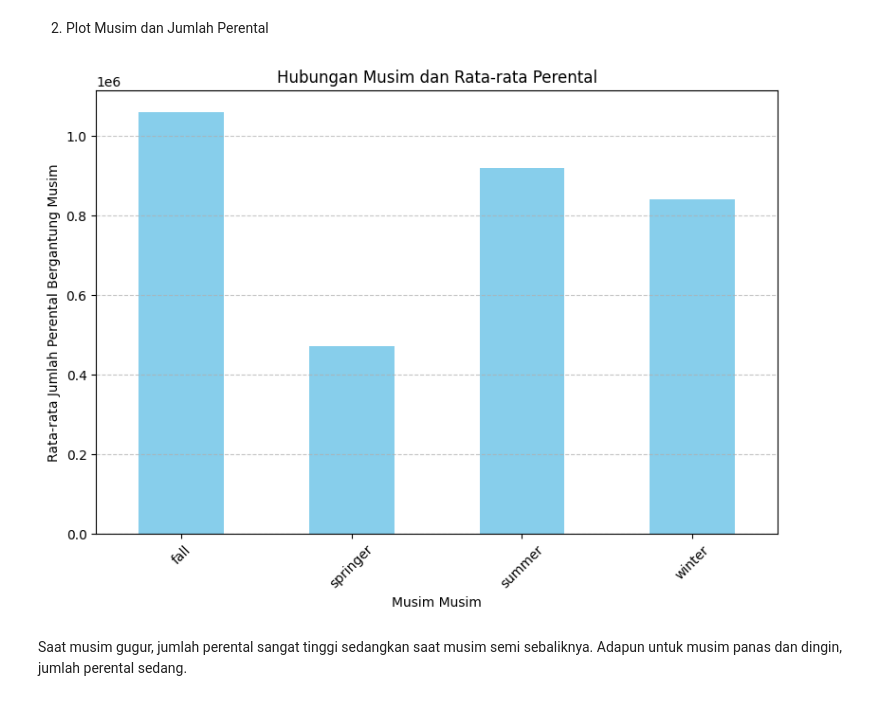
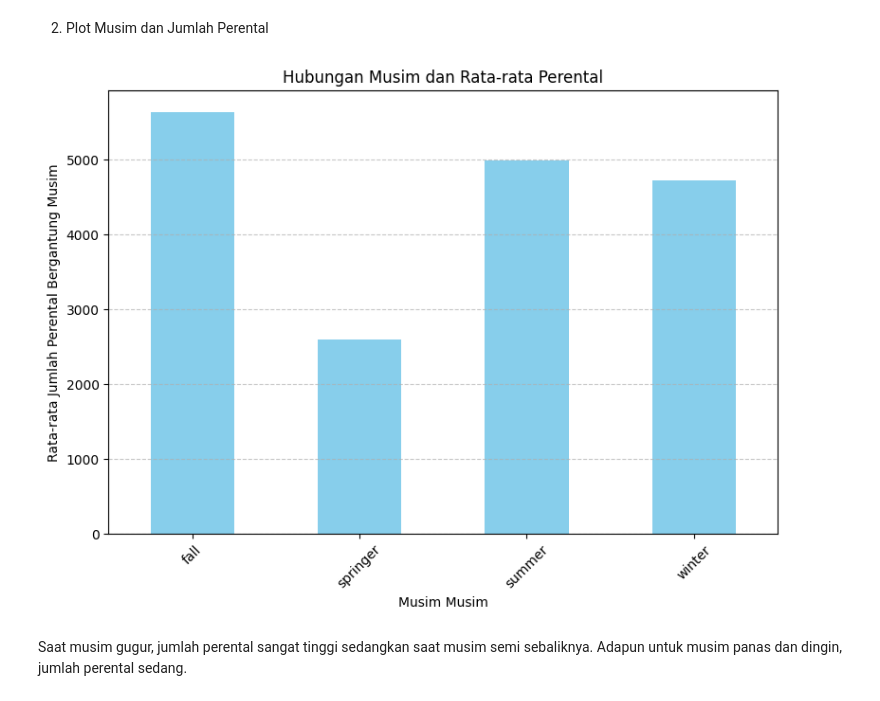
Before and after one commit to rid333/dicoding-analisis-data, a Jupyter notebook: notebook.ipynb, the cells around one changed output. Cells and saved outputs as stored; diff of their text form; code cells hidden in the pictures.

```diff
--- a/notebook.ipynb
+++ b/notebook.ipynb
@@ -314,18 +314,18 @@ Dari visualisasi di atas, dapat dilihat bahwa kondisi cuaca memengaruhi jumlah r
 # %% [markdown]
 2. Plot Musim dan Jumlah Perental
 # %%
-season_cnt = day_df.groupby('season', observed=True)['cnt'].sum()
+season_cnt = day_df.groupby('season', observed=True)['cnt'].mean()
 plt.figure(figsize=(8, 6))
 season_cnt.plot(kind='bar', color='skyblue')
 plt.title('Hubungan Musim dan Rata-rata Perental')
 plt.xlabel('Musim Musim')
 plt.ylabel('Rata-rata Jumlah Perental Bergantung Musim')
 plt.xticks(rotation=45)
 plt.grid(axis='y', linestyle='--', alpha=0.7)
 plt.tight_layout()
 plt.show()
 # %% [output]
-[figure, old version]
+[figure, new version]
 # %% [markdown]
 Saat musim gugur, jumlah perental sangat tinggi sedangkan saat musim semi sebaliknya. Adapun untuk musim panas dan dingin, jumlah perental sedang.
 # %% [markdown]
```
Also changed, not shown: parts of 2 cells of this notebook.
